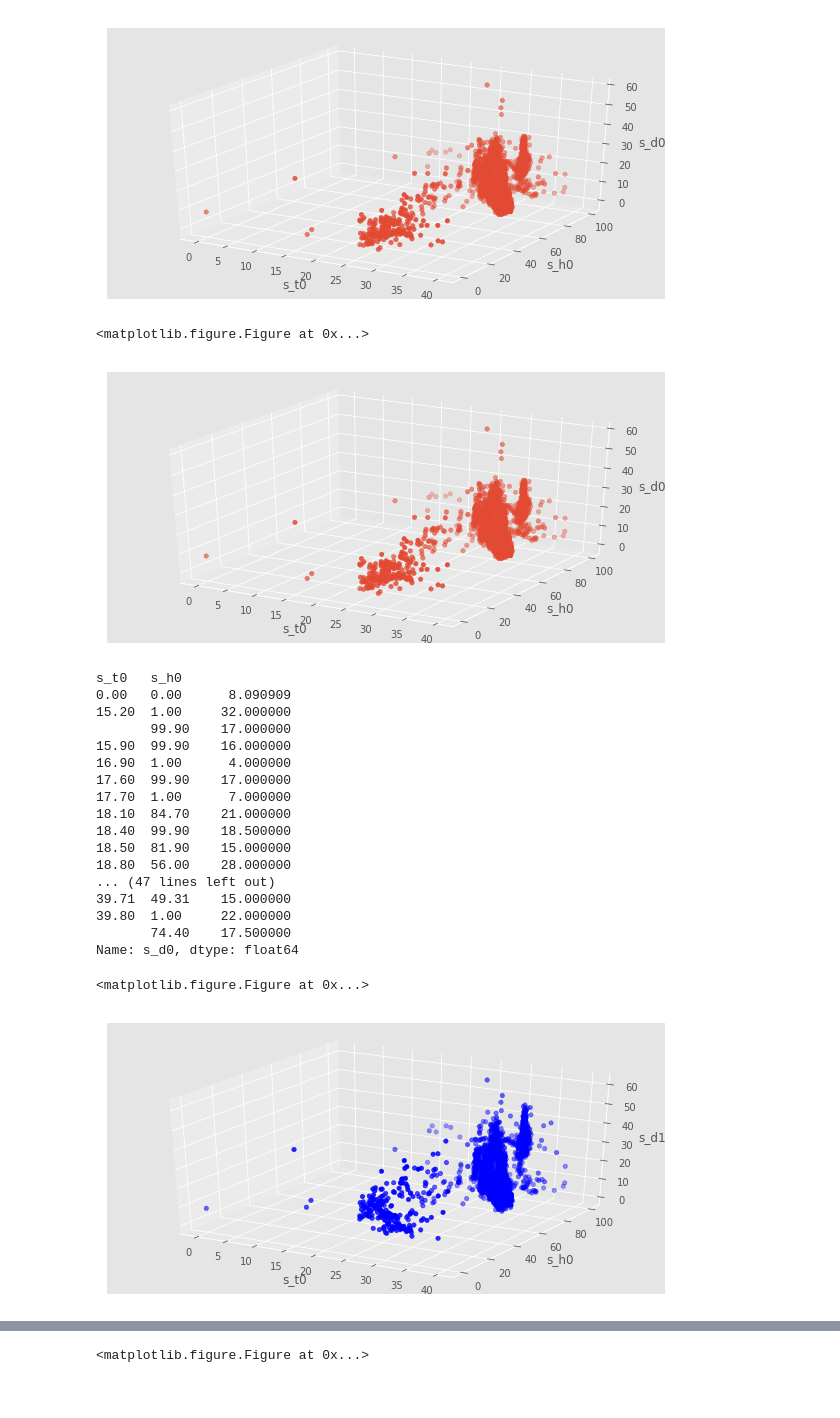
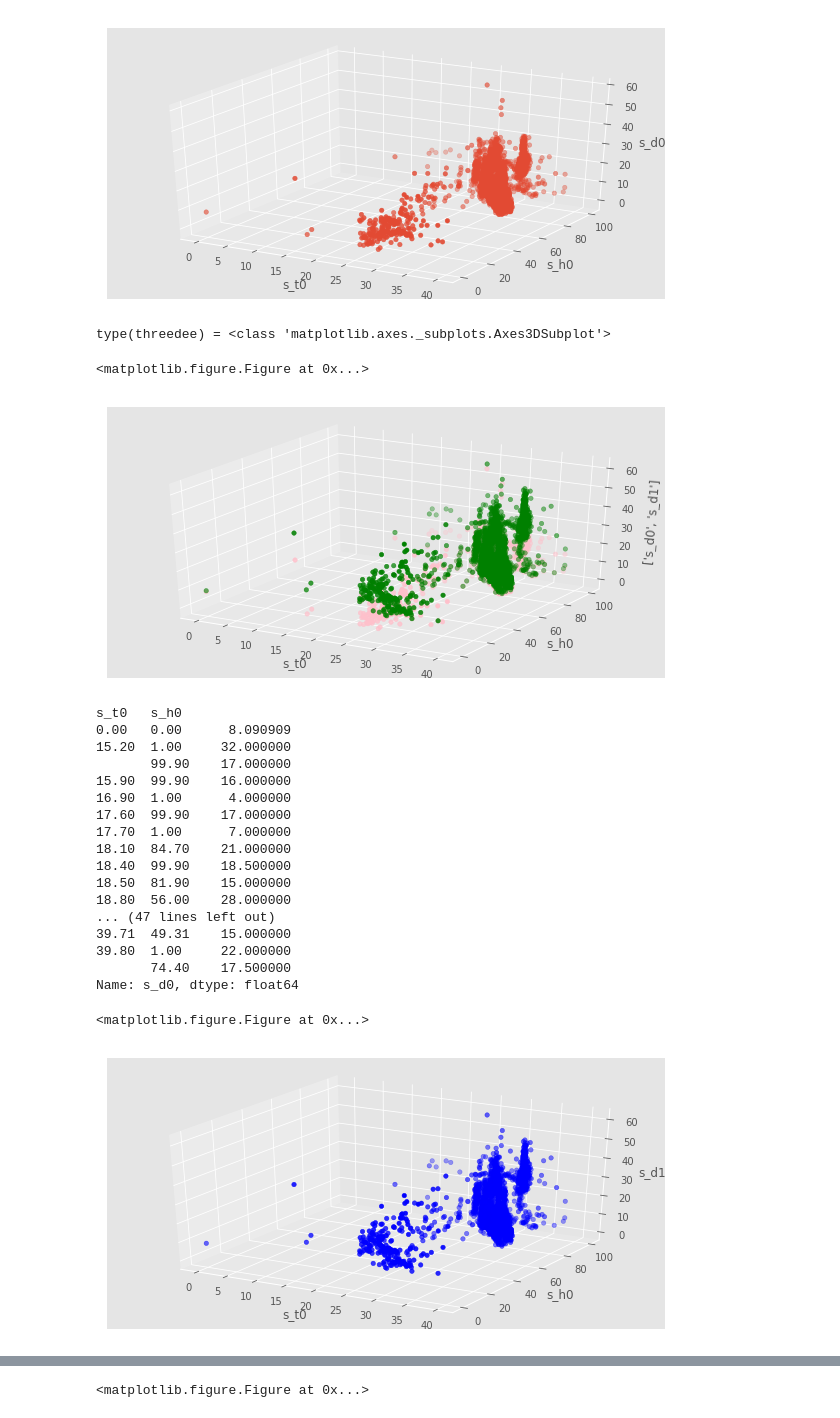
Before and after one commit to Coslate/DataMining_Lab1, a Jupyter notebook: PM2.5_Exercise.ipynb, the cells around one changed output, grey strips where cells are left out. Saved outputs shown, nothing was run; the diff lists cells and outputs as text; code cells hidden in the pictures.

```diff
--- a/PM2.5_Exercise.ipynb
+++ b/PM2.5_Exercise.ipynb
@@ -442,55 +442,58 @@ from mpl_toolkits.mplot3d import Axes3D
 pm25_temperature_humidity_data_group = pm25_data.groupby(['s_t0','s_h0'])[['s_d0', 's_d1']]
 pm25_temperature_humidity_data_mean = pm25_temperature_humidity_data_group.mean()
 group_keys = pm25_temperature_humidity_data_group.groups.keys()
 
 temp = []
 hum = []
 for items in group_keys :
     (temp_val, hum_val) = items
     temp.append(temp_val)
     hum.append(hum_val)
 
 plt.figure(1)
-threedee = plt.figure().gca(projection='3d')
-threedee.scatter(temp, hum, pm25_temperature_humidity_data_mean['s_d0'])
-#threedee.scatter(temp, hum, pm25_temperature_humidity_data_mean['s_d1'], c = 'b')
+ax = plt.figure()
+threedee = ax.gca(projection='3d')
+print("type(threedee) = {x}".format(x = type(threedee)))
+threedee.scatter(temp, hum, pm25_temperature_humidity_data_mean['s_d0'], c = 'Pink')
+threedee.scatter(temp, hum, pm25_temperature_humidity_data_mean['s_d1'], c = 'Green')
 
 threedee.set_xlabel('s_t0')
 threedee.set_ylabel('s_h0')
-threedee.set_zlabel('s_d0')
+threedee.set_zlabel(['s_d0', 's_d1'])
 plt.show()
 
 #pm25_temperature_humidity_data['s_d0']
 print(pm25_temperature_humidity_data_mean['s_d0'])
 
 plt.figure(2)
 threedee = plt.figure().gca(projection='3d')
 threedee.scatter(temp, hum, pm25_temperature_humidity_data_mean['s_d1'], c = 'b')
 
 threedee.set_xlabel('s_t0')
 threedee.set_ylabel('s_h0')
 threedee.set_zlabel('s_d1')
 plt.show()
 print(pm25_temperature_humidity_data_mean['s_d1'])
 # %% [output]
-<matplotlib.figure.Figure at 0x...>
+type(threedee) = <class 'matplotlib.axes._subplots.Axes3DSubplot'>
+<matplotlib.figure.Figure at 0x...>
-[figure, old version]
+[figure, new version]
-s_t0   s_h0
-0.00   0.00      8.090909
-15.20  1.00     32.000000
-       99.90    17.000000
-15.90  99.90    16.000000
-16.90  1.00      4.000000
-17.60  99.90    17.000000
-17.70  1.00      7.000000
-18.10  84.70    21.000000
-18.40  99.90    18.500000
-18.50  81.90    15.000000
-18.80  56.00    28.000000
-... (47 lines left out)
-39.71  49.31    15.000000
-39.80  1.00     22.000000
-       74.40    17.500000
-Name: s_d0, dtype: float64
-<matplotlib.figure.Figure at 0x...>
+s_t0   s_h0
+0.00   0.00      8.090909
+15.20  1.00     32.000000
+       99.90    17.000000
+15.90  99.90    16.000000
+16.90  1.00      4.000000
+17.60  99.90    17.000000
+17.70  1.00      7.000000
+18.10  84.70    21.000000
+18.40  99.90    18.500000
+18.50  81.90    15.000000
+18.80  56.00    28.000000
+... (47 lines left out)
+39.71  49.31    15.000000
+39.80  1.00     22.000000
+       74.40    17.500000
+Name: s_d0, dtype: float64
+<matplotlib.figure.Figure at 0x...>
 [figure]
```
Also changed, not shown: parts of 9 cells of this notebook, 7 other files.
